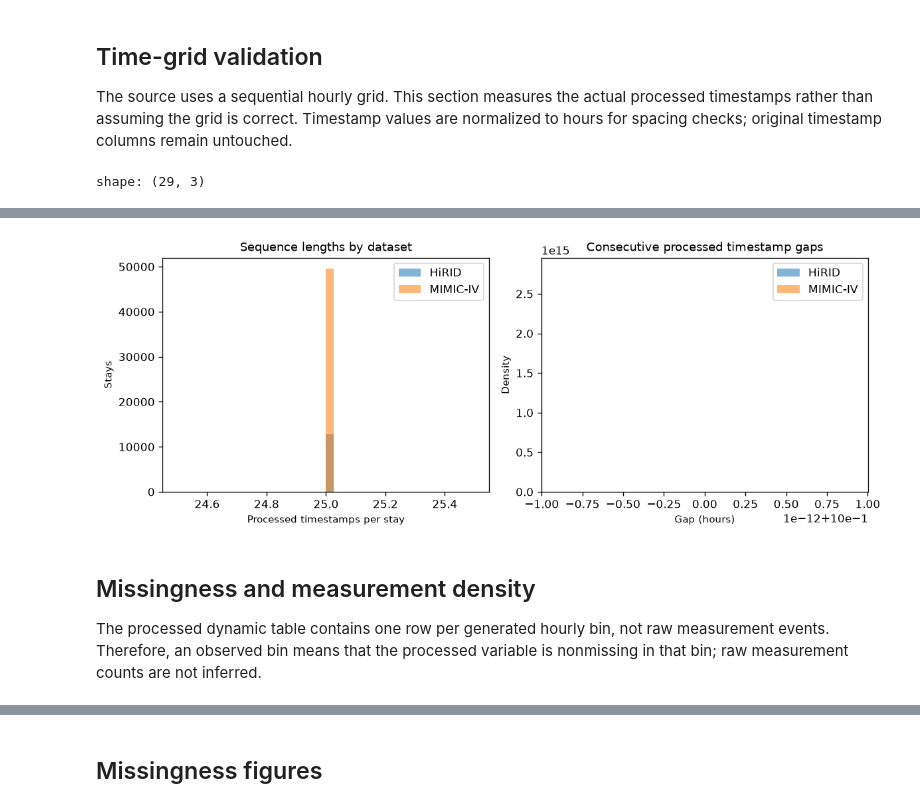
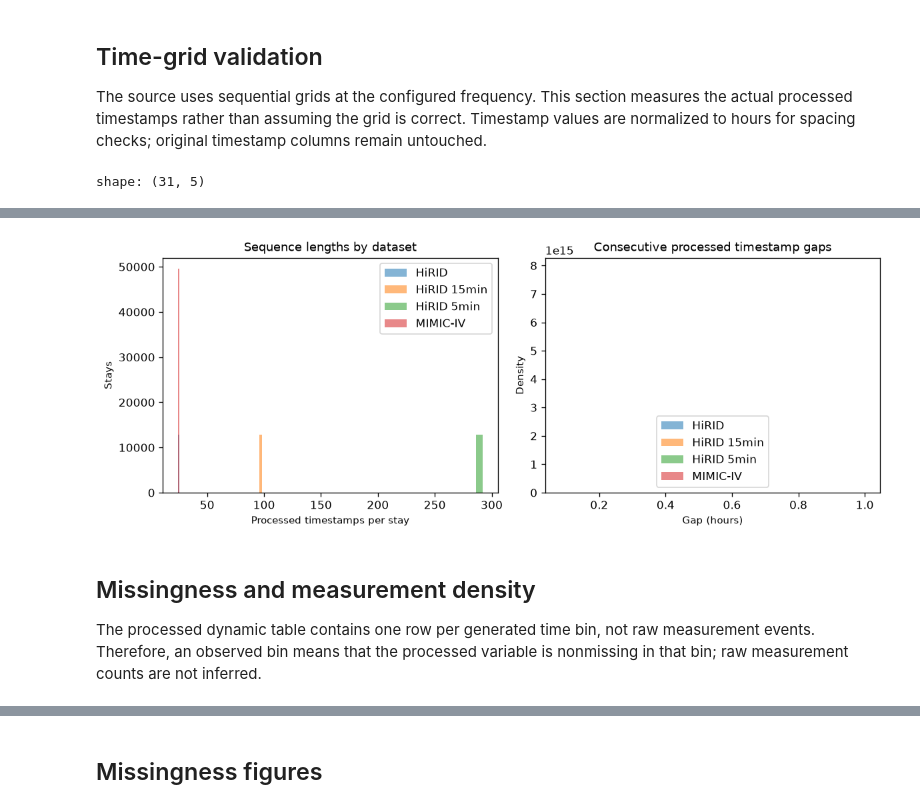
Before and after one commit to Ilovecodingforever/YAIB-cohorts, a Jupyter notebook: notebooks/validate_mortality24_baseline.ipynb, the cells around one changed output, grey strips where cells are left out. Drawn from its saved outputs; the diff is of its cells as text; code cells hidden in the pictures.

```diff
--- a/notebooks/validate_mortality24_baseline.ipynb
+++ b/notebooks/validate_mortality24_baseline.ipynb
@@ -24,13 +24,14 @@ DATA_ROOT = Path("/heinz-georgenas/users/mingzhul/Simultaneous-EHR/yaib/data")
 RESULTS_DIR = Path("validation_results/mortality24_baseline")
 SEED = 42
 SAMPLE_STAYS = 100
-EXPECTED_STEP_HOURS = 1.0
 EXPECTED_WINDOW = (0.0, 24.0)
 TIME_TOLERANCE = 1e-9
 
 DATASETS = {
-    "HiRID": {"source": "hirid"},
-    "MIMIC-IV": {"source": "miiv"},
+    "HiRID": {"source": "hirid", "step_hours": 1.0},
+    "HiRID 15min": {"source": "hirid_15min", "step_hours": 0.25},
+    "HiRID 5min": {"source": "hirid_5min", "step_hours": 1.0 / 12.0},
+    "MIMIC-IV": {"source": "miiv", "step_hours": 1.0},
 }
 TABLE_FILES = {
     "mortality24": {"dyn": "dyn.parquet", "outc": "outc.parquet", "sta": "sta.parquet", "attrition": "attrition.csv"},
@@ -198,8 +199,8 @@ _METRIC_LABELS = {
     "duplicate_timestamp_pairs": "Duplicate stay-timestamp pairs",
     "duplicate_rows_beyond_first": "Duplicate rows beyond first occurrence",
     "observed_gaps": "Observed consecutive timestamp gaps",
-    "non_hourly_gaps": "Non-hourly consecutive gaps",
-    "gaps_larger_than_one_hour": "Gaps larger than one hour",
+    "non_hourly_gaps": "Consecutive gaps different from the expected step",
+    "gaps_larger_than_one_hour": "Gaps larger than the expected step",
     "gap_min_hours": "Minimum consecutive gap (hours)",
     "gap_mean_hours": "Mean consecutive gap (hours)",
     "gap_median_hours": "Median consecutive gap (hours)",
@@ -209,13 +210,15 @@ _METRIC_LABELS = {
     "time_scale": "Timestamp conversion scale to hours",
     "time_scale_label": "Inferred timestamp unit",
     "raw_gap_median": "Median raw timestamp gap",
-    "stays_with_25_timestamps": "Stays with 25 inclusive timestamps",
+    "expected_step_hours": "Expected time-step size (hours)",
+    "expected_timestamp_count": "Expected inclusive timestamp count",
+    "stays_with_25_timestamps": "Stays with the expected inclusive timestamp count",
     "stays_with_expected_window": "Stays spanning the expected 0-to-24-hour window",
     "stays_with_incomplete_span": "Stays with incomplete timestamp spans",
-    "total_processed_bins": "Total processed hourly bins",
-    "entirely_empty_bins": "Entirely empty hourly bins",
-    "entirely_empty_bin_percentage": "Entirely empty hourly bins (%)",
-    "mean_observed_variables_per_bin": "Mean observed variables per hourly bin",
+    "total_processed_bins": "Total processed time bins",
+    "entirely_empty_bins": "Entirely empty time bins",
+    "entirely_empty_bin_percentage": "Entirely empty time bins (%)",
+    "mean_observed_variables_per_bin": "Mean observed variables per time bin",
 }
 
 def _descriptive_metric_name(metric):
@@ -476,7 +479,7 @@ shape: (0, 4)
 # %% [markdown]
 ## Time-grid validation
 
-The source uses a sequential hourly grid. This section measures the actual processed timestamps rather than assuming the grid is correct. Timestamp values are normalized to hours for spacing checks; original timestamp columns remain untouched.
+The source uses sequential grids at the configured frequency. This section measures the actual processed timestamps rather than assuming the grid is correct. Timestamp values are normalized to hours for spacing checks; original timestamp columns remain untouched.
 # %%
 def build_time_artifacts(context):
     artifacts = {}
@@ -485,6 +488,8 @@ def build_time_artifacts(context):
     for dataset in DATASETS:
         dyn = _scan(context, dataset)
         dyn_schema = context[dataset]["schemas"][("mortality24", "dyn")]
+        expected_step_hours = DATASETS[dataset]["step_hours"]
+        expected_timestamp_count = int(round((EXPECTED_WINDOW[1] - EXPECTED_WINDOW[0]) / expected_step_hours)) + 1
         time_scale, time_scale_label, raw_gap_median = _infer_time_scale(dyn, dyn_schema[TIME])
         time_expr = _time_hours_expr(TIME, dyn_schema[TIME], scale=time_scale).alias("_time_hours")
         timed = (
@@ -505,7 +510,7 @@ def build_time_artifacts(context):
                 pl.col("_offset_hours").max().alias("max_offset_hours"),
             ])
             .with_columns(
-                (pl.col("max_offset_hours") - pl.col("min_offset_hours") + 1.0)
+                ((pl.col("max_offset_hours") - pl.col("min_offset_hours")) / expected_step_hours + 1.0)
                 .alias("expected_bins_from_bounds")
             )
             .with_columns([
@@ -527,7 +532,7 @@ def build_time_artifacts(context):
         )
         gap_summary = with_gaps.select([
             pl.col("_gap_hours").drop_nulls().len().alias("observed_gaps"),
-            (pl.col("_gap_hours").drop_nulls() - EXPECTED_STEP_HOURS).abs()
+            (pl.col("_gap_hours").drop_nulls() - expected_step_hours).abs()
             .gt(TIME_TOLERANCE).sum().alias("non_hourly_gaps"),
             pl.col("_gap_hours").drop_nulls().min().alias("gap_min_hours"),
             pl.col("_gap_hours").drop_nulls().mean().alias("gap_mean_hours"),
@@ -535,7 +540,7 @@ def build_time_artifacts(context):
             pl.col("_gap_hours").drop_nulls().quantile(0.05).alias("gap_p5_hours"),
             pl.col("_gap_hours").drop_nulls().quantile(0.95).alias("gap_p95_hours"),
             pl.col("_gap_hours").drop_nulls().max().alias("gap_max_hours"),
-            (pl.col("_gap_hours").drop_nulls() > EXPECTED_STEP_HOURS + TIME_TOLERANCE)
+            (pl.col("_gap_hours").drop_nulls() > expected_step_hours + TIME_TOLERANCE)
             .sum().alias("gaps_larger_than_one_hour"),
         ]).collect().to_dicts()[0]
 
@@ -561,6 +566,8 @@ def build_time_artifacts(context):
             "time_scale": time_scale,
             "time_scale_label": time_scale_label,
             "raw_gap_median": raw_gap_median,
+            "expected_step_hours": expected_step_hours,
+            "expected_timestamp_count": expected_timestamp_count,
         }
 
         for metric, value in {
@@ -590,8 +597,10 @@ def build_time_artifacts(context):
             "time_scale": time_scale,
             "time_scale_label": time_scale_label,
             "raw_gap_median": raw_gap_median,
+            "expected_step_hours": expected_step_hours,
+            "expected_timestamp_count": expected_timestamp_count,
             "stays_with_25_timestamps": per_stay_frame.filter(
-                pl.col("unique_timestamps") == 25
+                pl.col("unique_timestamps") == expected_timestamp_count
             ).height,
             "stays_with_expected_window": per_stay_frame.filter(
                 pl.col("starts_at_expected_offset") & pl.col("ends_at_expected_offset")
@@ -631,7 +640,10 @@ def plot_time_grid_figures(time_artifacts):
     fig, axes = plt.subplots(1, 2, figsize=(10, 4))
     for dataset in DATASETS:
         per_stay = time_artifacts[dataset]["per_stay"]
-        axes[0].hist(per_stay["sequence_length"].to_numpy(), bins=40, alpha=0.55, label=dataset)
+        sequence_values = per_stay["sequence_length"].to_numpy()
+        sequence_bins = safe_density_bins(sequence_values)
+        if sequence_bins is not None:
+            axes[0].hist(sequence_values, bins=sequence_bins, alpha=0.55, label=dataset)
         gaps = time_artifacts[dataset]["with_gaps"].select("_gap_hours").drop_nulls().collect()["_gap_hours"]
         if len(gaps):
             gap_values = gaps.to_numpy()
@@ -653,4 +665,4 @@ def plot_time_grid_figures(time_artifacts):
 
 plot_time_grid_figures(time_artifacts)
 # %% [output]
-shape: (29, 3)
+shape: (31, 5)
@@ -675,8 +687,8 @@ shape: (29, 3)
-[figure, old version]
+[figure, new version]
 # %% [markdown]
 ## Missingness and measurement density
 
-The processed dynamic table contains one row per generated hourly bin, not raw measurement events. Therefore, an observed bin means that the processed variable is nonmissing in that bin; raw measurement counts are not inferred.
+The processed dynamic table contains one row per generated time bin, not raw measurement events. Therefore, an observed bin means that the processed variable is nonmissing in that bin; raw measurement counts are not inferred.
 # %%
 def _numeric_dynamic_columns(context, dataset):
     schema = context[dataset]["schemas"][("mortality24", "dyn")]
```
Also changed, not shown: parts of 11 cells of this notebook, 2 other files.
